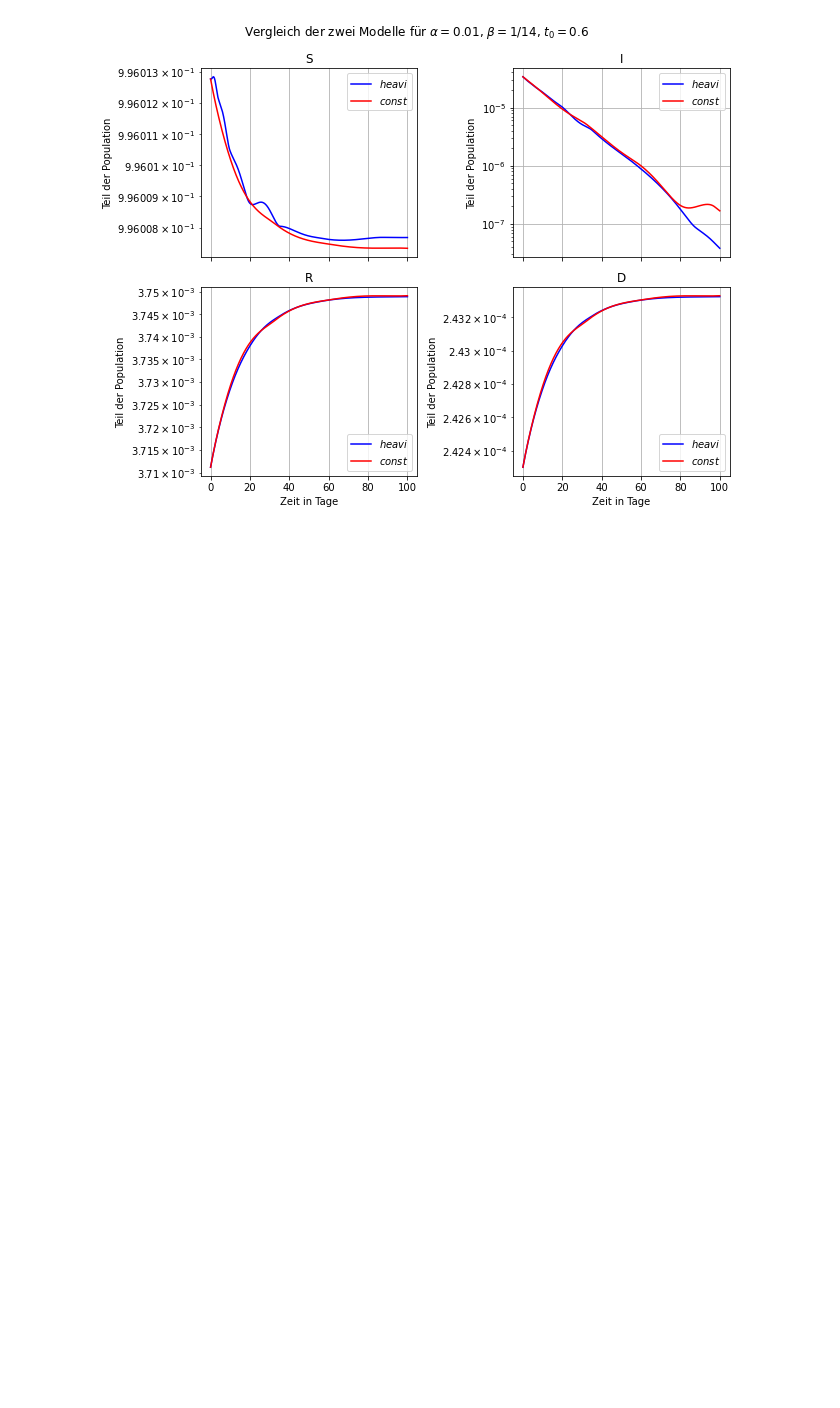
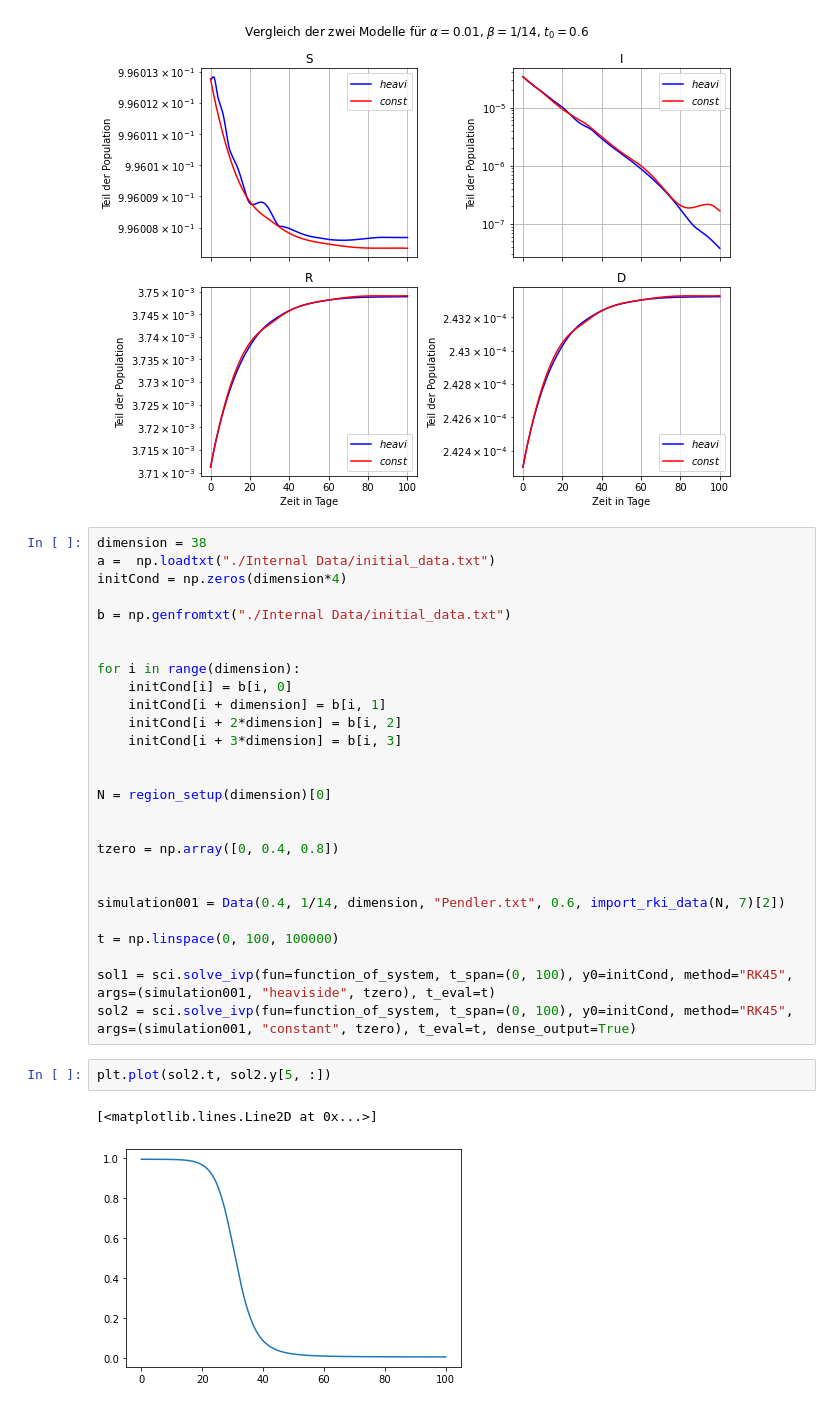
Before and after one commit to torbensun/Modeling-Of-Epidemics-With-Compartmental-And-Network-Models, a Jupyter notebook: Project.ipynb, the cells around one changed output. Saved outputs shown, nothing was run; the diff lists cells and outputs as text; blank space fills up the shorter version.

```diff
--- a/Project.ipynb
+++ b/Project.ipynb
@@ -533,3 +533,35 @@ fig.tight_layout()
 plt.savefig("./Media/Plots/small/small1.pdf", dpi=200)
 # %% [output]
 [figure]
+# %%
+dimension = 38
+a =  np.loadtxt("./Internal Data/initial_data.txt")
+initCond = np.zeros(dimension*4)
+
+b = np.genfromtxt("./Internal Data/initial_data.txt")
+
+
+for i in range(dimension):
+    initCond[i] = b[i, 0]
+    initCond[i + dimension] = b[i, 1]
+    initCond[i + 2*dimension] = b[i, 2]
+    initCond[i + 3*dimension] = b[i, 3]
+
+
+N = region_setup(dimension)[0]
+
+
+tzero = np.array([0, 0.4, 0.8])
+
+
+simulation001 = Data(0.4, 1/14, dimension, "Pendler.txt", 0.6, import_rki_data(N, 7)[2])
+
+t = np.linspace(0, 100, 100000)
+
+sol1 = sci.solve_ivp(fun=function_of_system, t_span=(0, 100), y0=initCond, method="RK45", args=(simulation001, "heaviside", tzero), t_eval=t)
+sol2 = sci.solve_ivp(fun=function_of_system, t_span=(0, 100), y0=initCond, method="RK45", args=(simulation001, "constant", tzero), t_eval=t, dense_output=True)
+# %%
+plt.plot(sol2.t, sol2.y[5, :])
+# %% [output]
+[<matplotlib.lines.Line2D at 0x...>]
+[figure, added]
```
Also changed, not shown: parts of 2 cells of this notebook.
